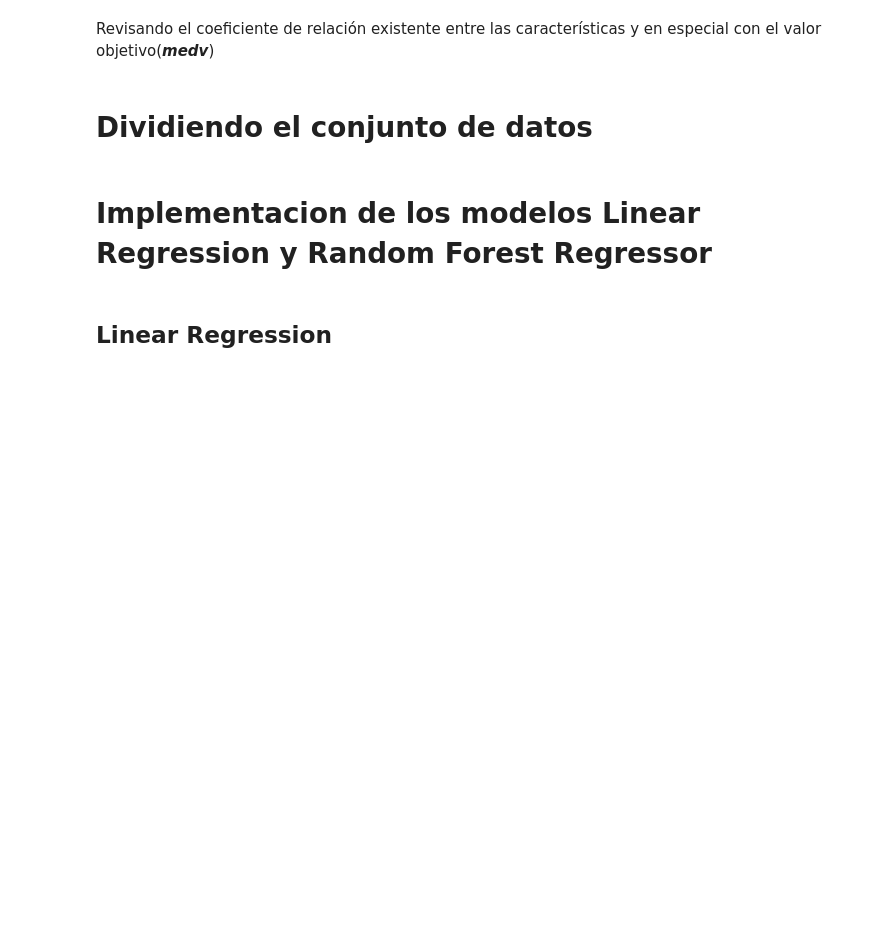
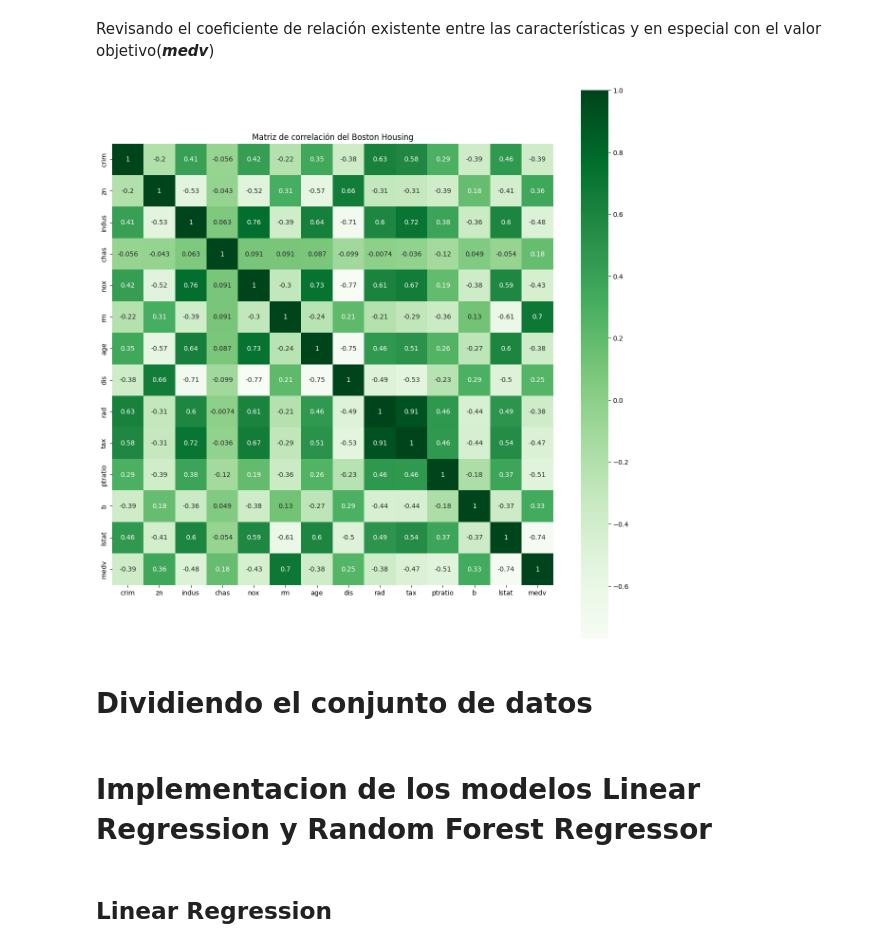
Before and after one commit to FguerraCarrazana/Pr-ctica-laboral-ML, a Jupyter notebook: housing.ipynb, the cells around one changed output. Cells and saved outputs as stored; diff of their text form; code cells hidden in the pictures; blank space fills up the shorter version.

```diff
--- a/housing.ipynb
+++ b/housing.ipynb
@@ -3,6 +3,6 @@
 # %%
 import pandas as pd
 import numpy as np
-
-housing = pd.read_csv("D:/No tocar/Lic. Ciencias de la Computacion/Cuarto Semestre/Practica Laboral IA/BostonHousing.csv")
+path_b_housing = "D:/No tocar/Lic. Ciencias de la Computacion/Cuarto Semestre/Practica Laboral IA/BostonHousing.csv"
+housing = pd.read_csv(path_b_housing)
 housing.head(10)
@@ -25,10 +68,12 @@ Revisando el coeficiente de relación existente entre las características y en
 # %%
 import matplotlib.pyplot as plt
 import seaborn as sns
 plt.figure(figsize=(15,15))
 sns.heatmap(housing.corr(),square=True,annot=True, cmap='Greens')
-plt.title('Corralation Heatmap of Boston Housing')
+plt.title('Matriz de correlación del Boston Housing')
 plt.show()
+# %% [output]
+[figure, added]
 # %% [markdown]
 # Dividiendo el conjunto de datos
 # %%
```
Also changed, not shown: parts of 21 cells of this notebook, 2 other files.
